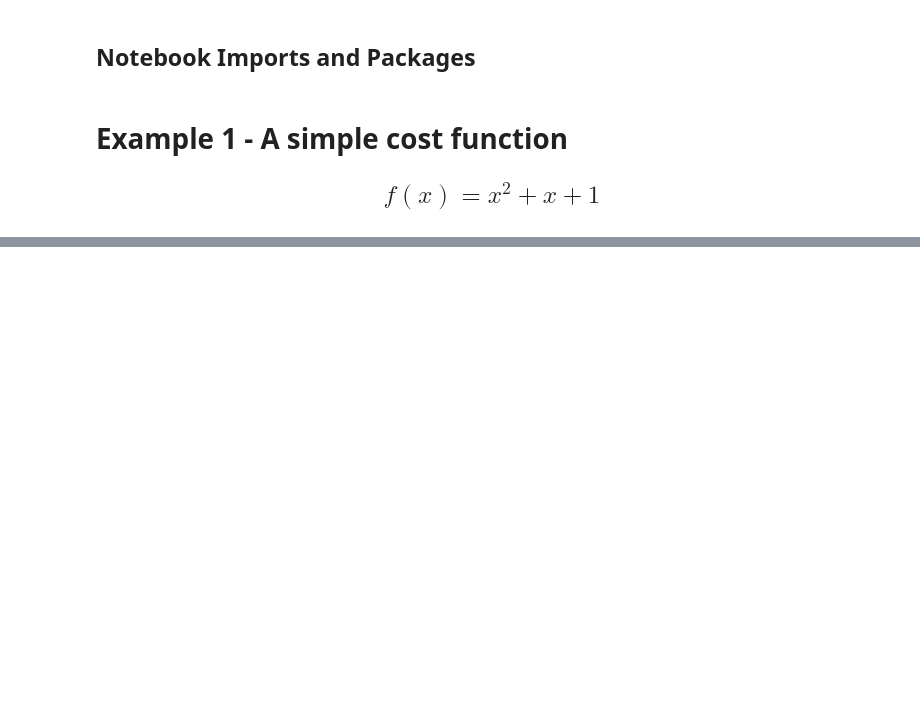
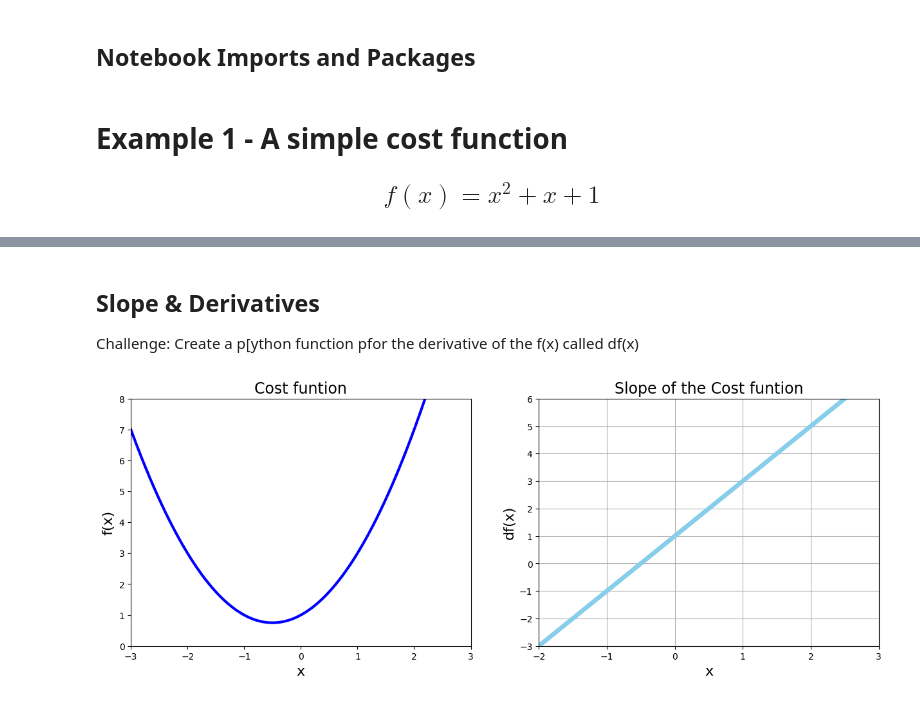
Before and after one commit to JonniiRingo/Data-Science-Ml, a Jupyter notebook: 03 Gradient Descent.ipynb, the cells around one changed output, grey strips where cells are left out. Saved outputs shown, nothing was run; the diff lists cells and outputs as text; code cells hidden in the pictures; blank space fills up the shorter version.

```diff
--- a/03 Gradient Descent.ipynb
+++ b/03 Gradient Descent.ipynb
@@ -26,0 +27,37 @@ plt.show()
+# %% [markdown]
+## Slope & Derivatives
+
+Challenge: Create a p[ython function pfor the derivative of the f(x) called df(x)
+# %%
+def df(x):
+    return 2*x + 1
+# %%
+# PLot functino and derivative side by side
+
+plt.figure(figsize=[15, 5])
+# 1 chart: cost function
+plt.subplot(1, 2, 1)
+
+plt.xlim([-3,3])
+plt.ylim(0, 8)
+
+plt.title('Cost funtion', fontsize=17)
+plt.xlabel('x', fontsize=16)
+plt.ylabel('f(x)', fontsize=16)
+
+plt.plot(x_1, f(x_1), color='blue', linewidth=3)
+
+# 2 chart: Derivative
+plt.subplot(1, 2, 2)
+plt.title('Slope of the Cost funtion', fontsize=17)
+plt.xlabel('x', fontsize=16)
+plt.ylabel('df(x)', fontsize=16)
+plt.grid()
+plt.xlim([-2,3])
+plt.ylim(-3, 6)
+
+plt.plot(x_1, df(x_1), color='skyblue', linewidth=5)
+
+plt.show()
+# %% [output]
+[figure, added]
```
Also changed, not shown: parts of 1 cell of this notebook.
